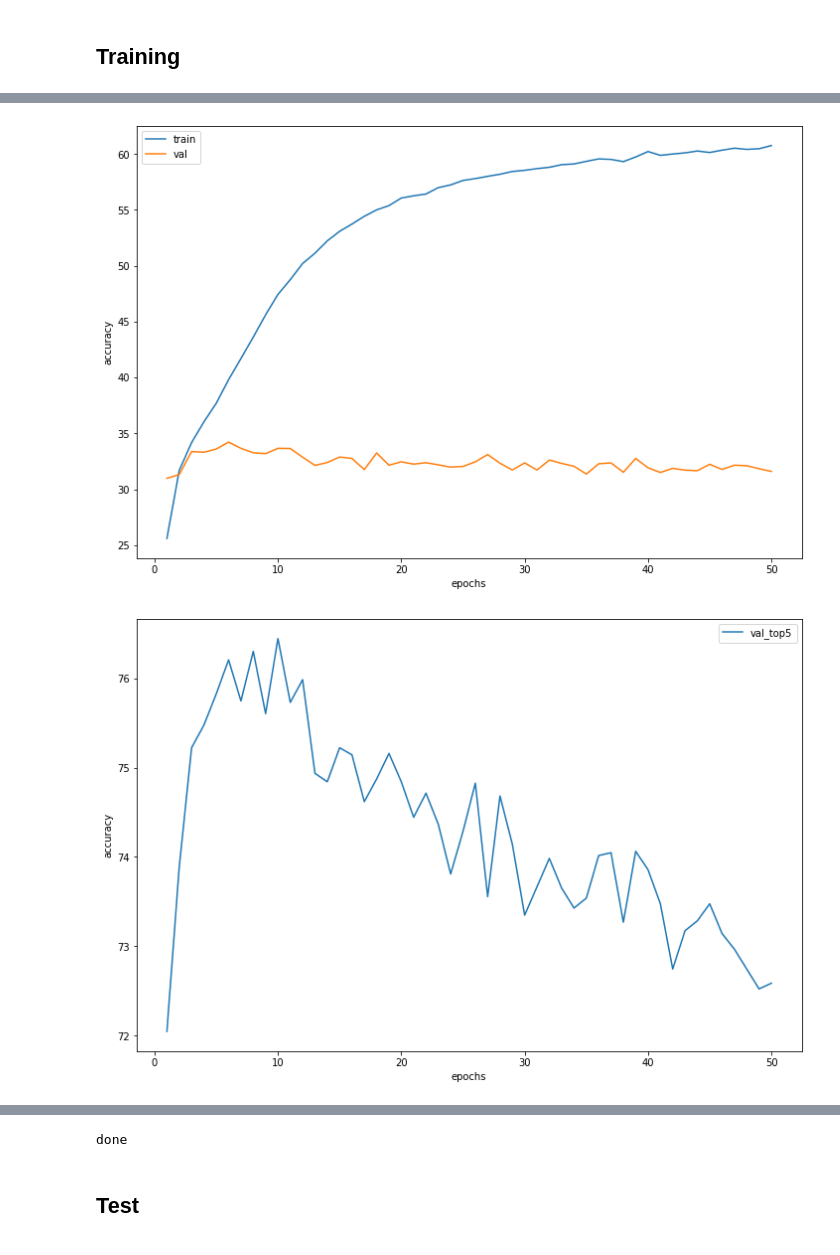
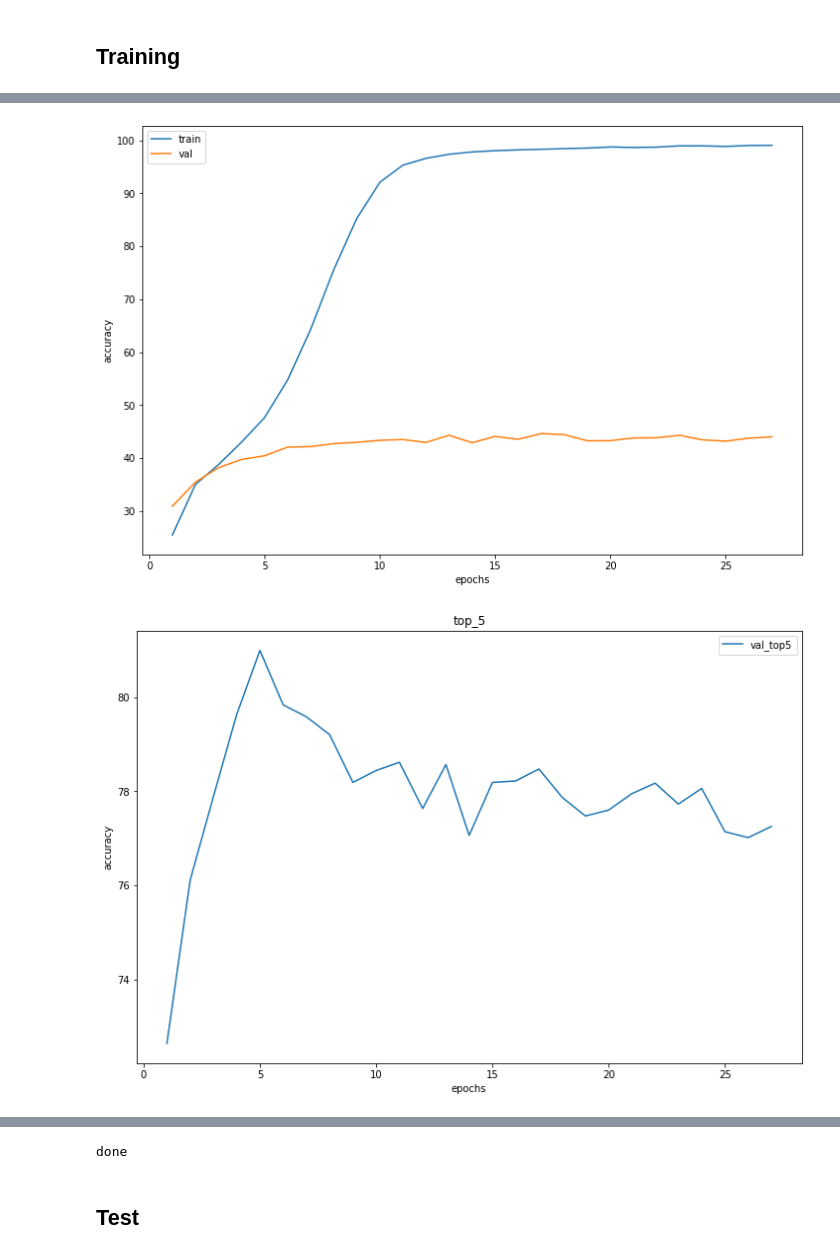
Before and after one commit to YYIPL/ML_Project, a Jupyter notebook: Projet_miniVQA_YIAY.ipynb, the cells around one changed output, grey strips where cells are left out. Cells and saved outputs as stored; diff of their text form; code cells hidden in the pictures.

Commit message:
refactor train

```diff
--- a/Projet_miniVQA_YIAY.ipynb
+++ b/Projet_miniVQA_YIAY.ipynb
@@ -294,7 +294,7 @@ class Network(nn.Module):
         self.features = nn.Sequential(
             nn.Conv2d(in_channels=3,out_channels=64,kernel_size=11,stride=4 ,padding=2),
             nn.ReLU(inplace=True),
-            nn.Conv2d(in_channels=64,out_channels=192,kernel_size=3,stride=1,padding=2),
+            nn.Conv2d(in_channels=64,out_channels=192,kernel_size=5,stride=1,padding=2),
             nn.ReLU(inplace=True),
             nn.MaxPool2d(kernel_size=3,stride=2, padding=0, dilation=1, ceil_mode=False),
             nn.Conv2d(in_channels=192,out_channels=256,kernel_size=3,stride=1,padding=1),
@@ -403,6 +403,7 @@ def train(net, optimizer, training_generator, val_generator, batch_size=64, num_
     accuracy_top_5_val_epoch = []
     train_losses_epoch = []
     val_losses_epoch = []
+    early_stopping = EarlyStopping(patience=10, verbose=True)
 
     for i in range(1, num_epochs + 1):
       start_time = time.time()
@@ -456,11 +457,10 @@ def train(net, optimizer, training_generator, val_generator, batch_size=64, num_
       print('Epoch {}/{} \t  \t val_accuracy={:.4f} \t time={:.2f}s'.format(i, num_epochs, avg_val_accuracy, elapsed_time))
 
       #Vérification early stopping
-      if early_stopping is not None:
-        early_stopping(avg_val_accuracy, net)
-        if early_stopping.early_stop:
-            print("Early stopping")
-            break
+      early_stopping(avg_val_accuracy, net)
+      if early_stopping.early_stop:
+          print("Early stopping")
+          break
 
     plt.figure(figsize=(12,8))
     plt.xlabel("epochs")
@@ -474,12 +474,13 @@ def train(net, optimizer, training_generator, val_generator, batch_size=64, num_
     plt.xlabel("epochs")
     plt.ylabel("accuracy")
     plt.plot(list(range(1,i + 1)),accuracy_top_5_val_epoch, label='val_top5')
+    plt.title('top_5')
     plt.legend()
     plt.show()
 
     plt.figure(figsize=(12,8))
     plt.xlabel("epochs")
-    plt.ylabel("accuracy")
+    plt.ylabel("loss")
     plt.plot(list(range(1,i + 1)),train_losses_epoch, label='train loss')
     plt.plot(list(range(1,i + 1)),val_losses_epoch, label='val loss')
     plt.legend()
@@ -489,11 +490,12 @@ def train(net, optimizer, training_generator, val_generator, batch_size=64, num_
 net = Network(100)
 net.cuda()
 
-learning_rate=1e-3
+learning_rate=1e-4
 optimizer = optim.Adam(net.parameters(), lr=learning_rate)
-early_stopping = EarlyStopping(patience=5)
+scheduler = torch.optim.lr_scheduler.CosineAnnealingLR(optimizer, T_max =786,eta_min =1e-5)
+
 #optimizer = optim.SGD(net.parameters(), lr=learning_rate)
 #scheduler = torch.optim.lr_scheduler.CyclicLR(optimizer, base_lr=1e-2, max_lr=1e-5,step_size_up=10,mode="triangular") #Learning rate scheduler https://www.kaggle.com/isbhargav/guide-to-pytorch-learning-rate-scheduling
 
-train(net,num_epochs=50,optimizer=optimizer, training_generator=training_generator, val_generator=val_generator)
+train(net,num_epochs=40,optimizer=optimizer, training_generator=training_generator, val_generator=val_generator)
 # %% [output]
@@ -517,2 +519,2 @@ Epoch 50/50              val_accuracy=0.3160     time=86.44s
-[figure, old version]
+[figure, new version]
-[figure, old version]
+[figure, new version]
```
Also changed, not shown: parts of 7 cells of this notebook.
